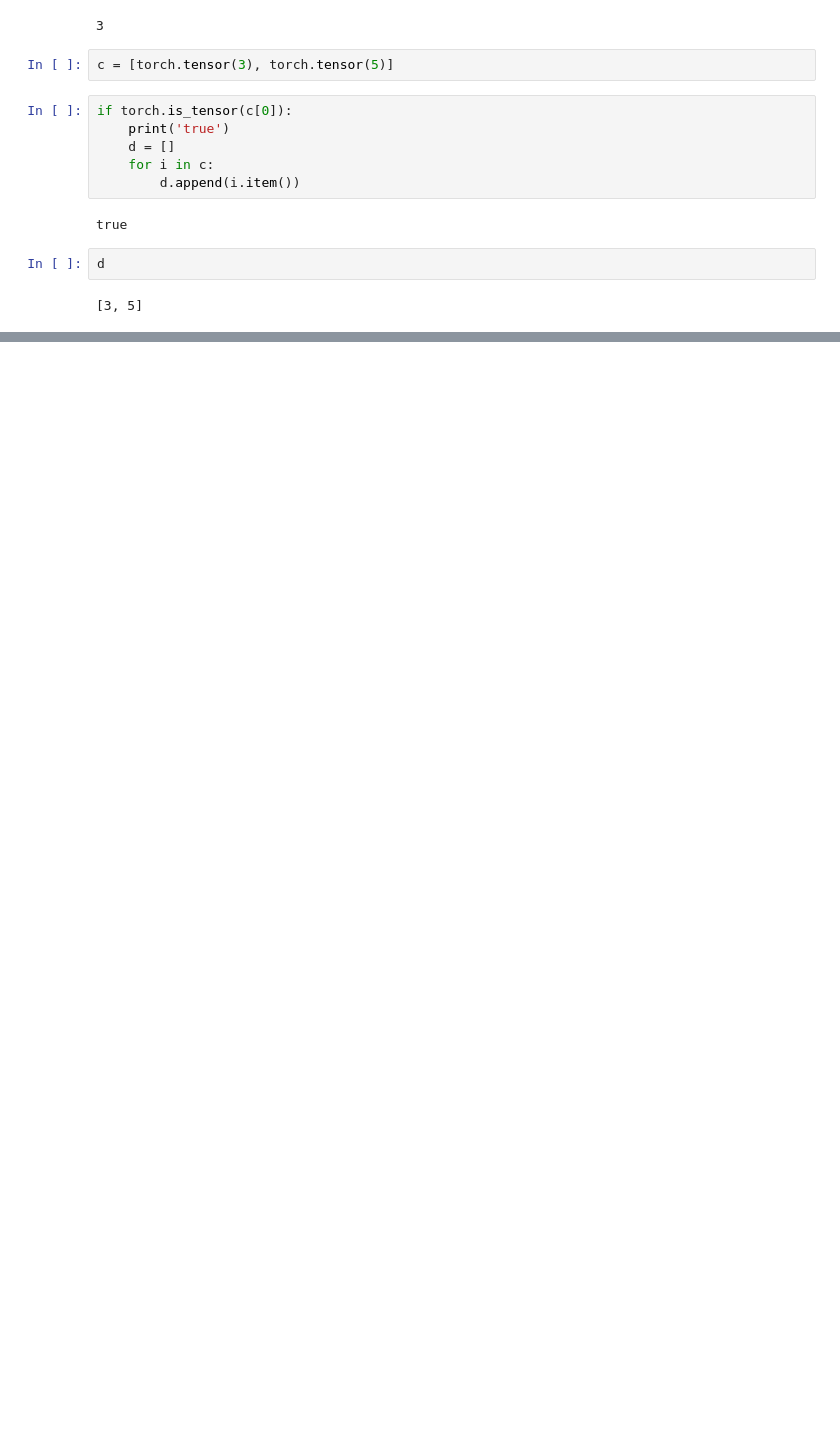
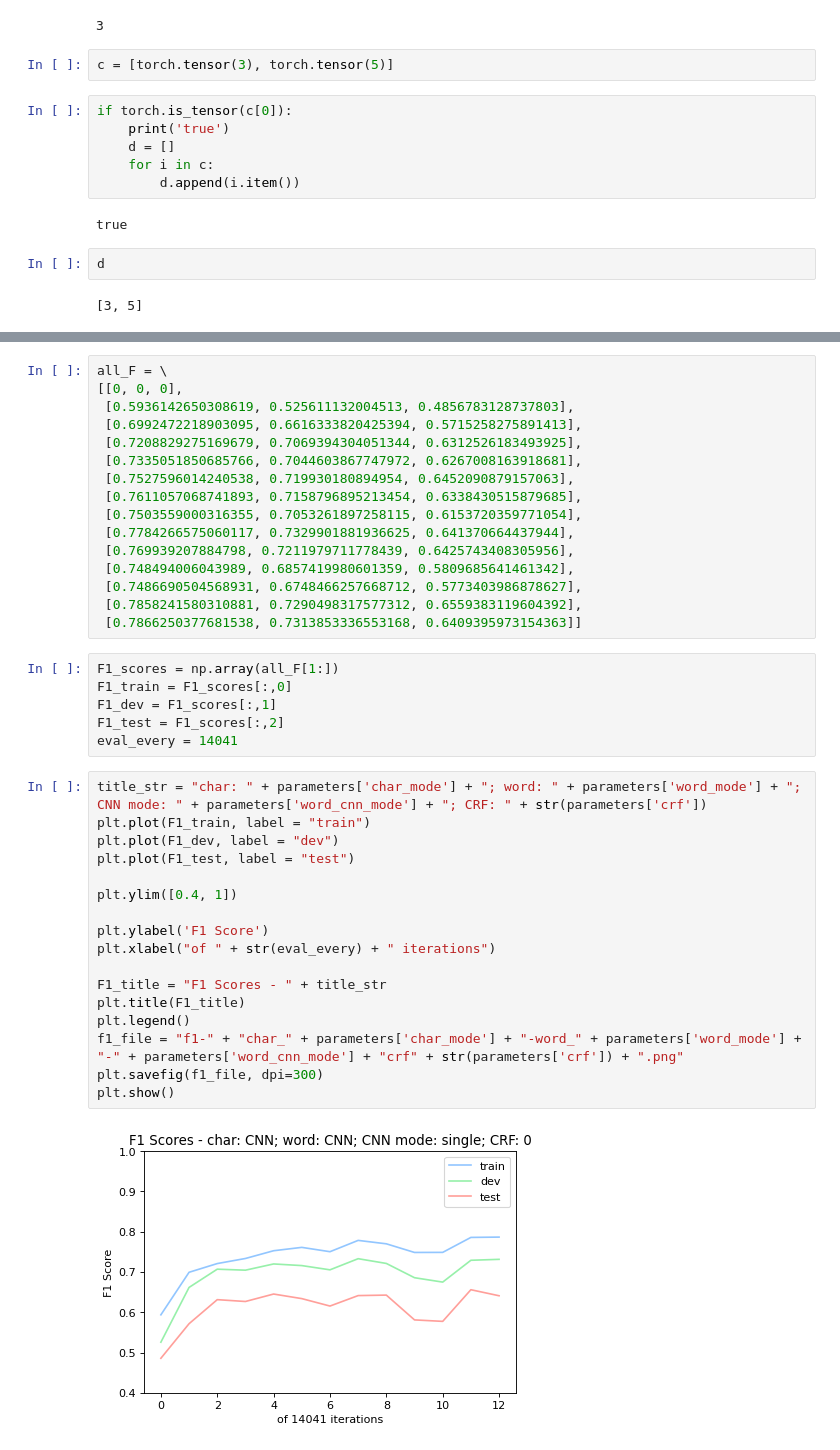
Before and after one commit to yangland/End-to-end-Sequence-Labeling-via-Bi-directional-LSTM-CNNs-CRF-Tutorial, a Jupyter notebook: test2.ipynb, the cells around one changed output, grey strips where cells are left out. Saved outputs shown, nothing was run; the diff lists cells and outputs as text; blank space fills up the shorter version.

```diff
--- a/test2.ipynb
+++ b/test2.ipynb
@@ -320,0 +614,41 @@ d
+# %%
+all_F = \
+[[0, 0, 0],
+ [0.5936142650308619, 0.525611132004513, 0.4856783128737803],
+ [0.6992472218903095, 0.6616333820425394, 0.5715258275891413],
+ [0.7208829275169679, 0.7069394304051344, 0.6312526183493925],
+ [0.7335051850685766, 0.7044603867747972, 0.6267008163918681],
+ [0.7527596014240538, 0.719930180894954, 0.6452090879157063],
+ [0.7611057068741893, 0.7158796895213454, 0.6338430515879685],
+ [0.7503559000316355, 0.7053261897258115, 0.6153720359771054],
+ [0.7784266575060117, 0.7329901881936625, 0.641370664437944],
+ [0.769939207884798, 0.7211979711778439, 0.6425743408305956],
+ [0.748494006043989, 0.6857419980601359, 0.5809685641461342],
+ [0.7486690504568931, 0.6748466257668712, 0.5773403986878627],
+ [0.7858241580310881, 0.7290498317577312, 0.6559383119604392],
+ [0.7866250377681538, 0.7313853336553168, 0.6409395973154363]]
+# %%
+F1_scores = np.array(all_F[1:])
+F1_train = F1_scores[:,0]
+F1_dev = F1_scores[:,1]
+F1_test = F1_scores[:,2]
+eval_every = 14041
+# %%
+title_str = "char: " + parameters['char_mode'] + "; word: " + parameters['word_mode'] + "; CNN mode: " + parameters['word_cnn_mode'] + "; CRF: " + str(parameters['crf'])
+plt.plot(F1_train, label = "train")
+plt.plot(F1_dev, label = "dev")
+plt.plot(F1_test, label = "test")
+
+plt.ylim([0.4, 1])
+
+plt.ylabel('F1 Score')
+plt.xlabel("of " + str(eval_every) + " iterations")
+
+F1_title = "F1 Scores - " + title_str
+plt.title(F1_title)
+plt.legend()
+f1_file = "f1-" + "char_" + parameters['char_mode'] + "-word_" + parameters['word_mode'] + "-" + parameters['word_cnn_mode'] + "crf" + str(parameters['crf']) + ".png"
+plt.savefig(f1_file, dpi=300)
+plt.show()
+# %% [output]
+[figure, added]
```
Also changed, not shown: parts of 6 cells of this notebook, 3 other files.
